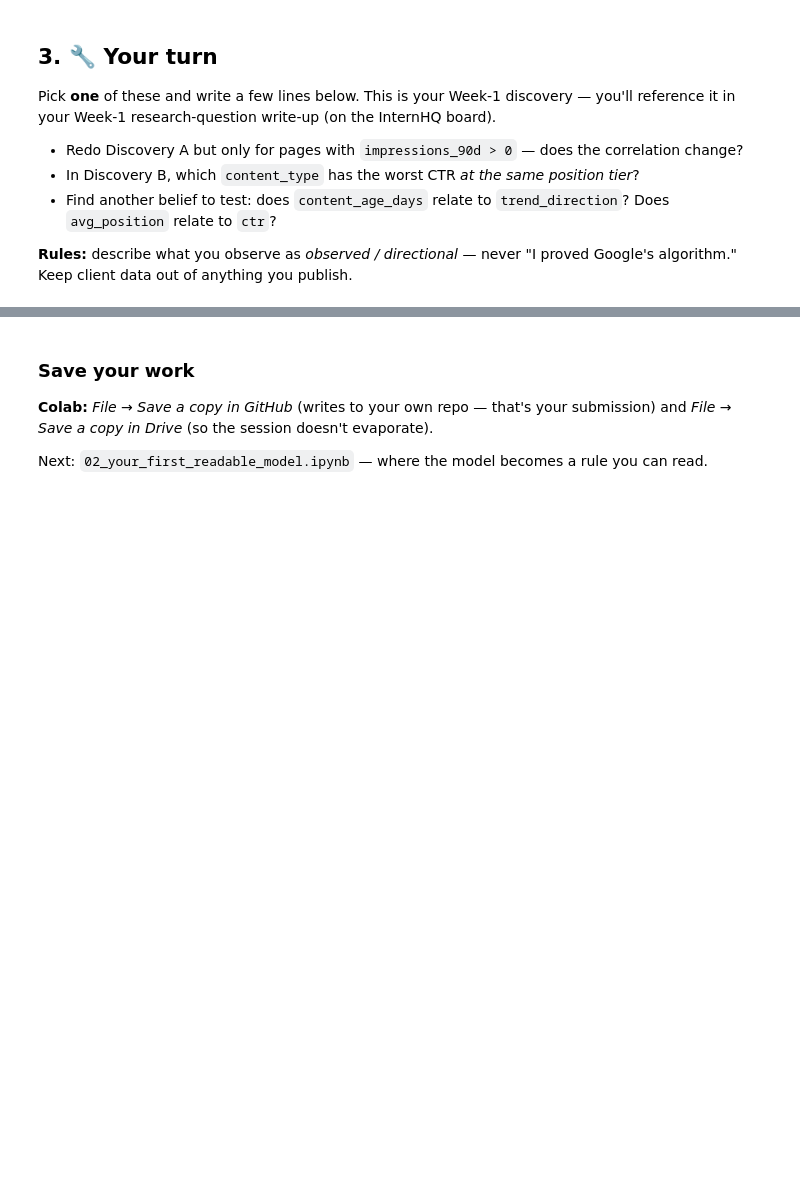
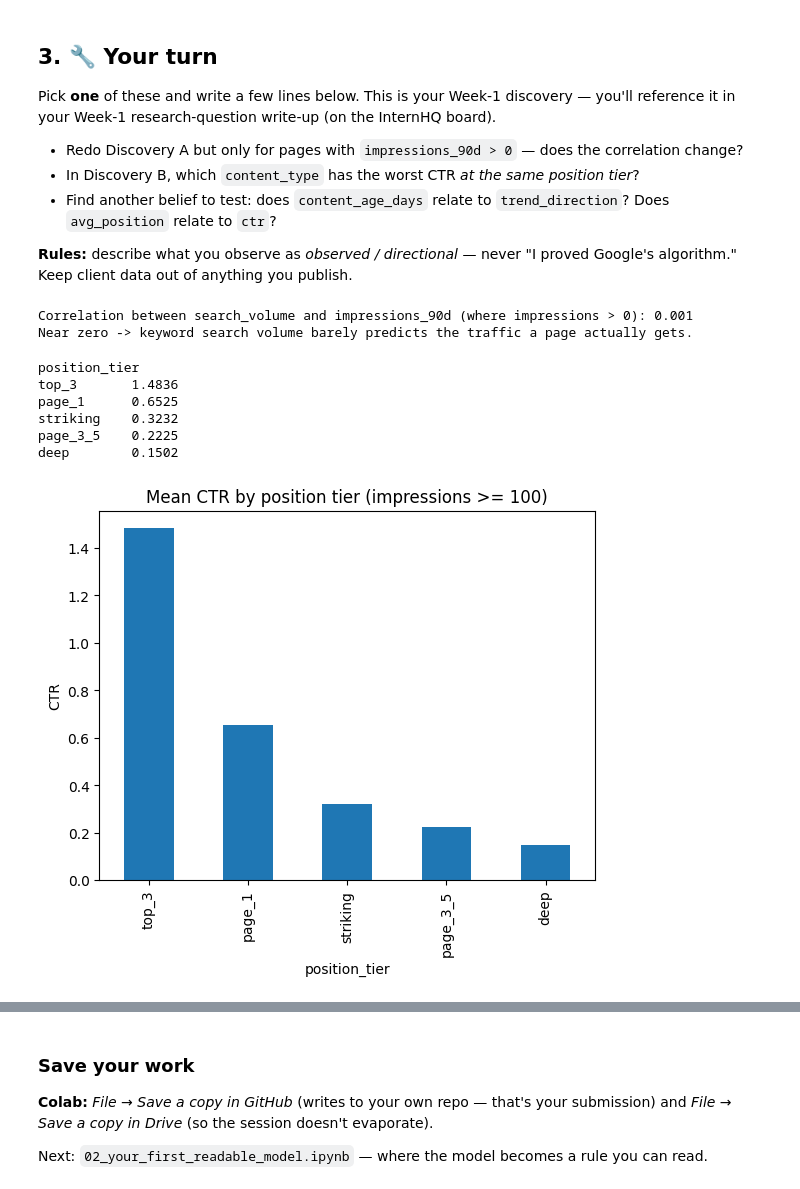
Before and after one commit to omarnezomero-tech/RC__Core-01, a Jupyter notebook: notebooks/01_first_look_and_discovery.ipynb, the cells around one changed output, grey strips where cells are left out. Cells and saved outputs as stored; diff of their text form; code cells hidden in the pictures; blank space fills up the shorter version.

```diff
--- a/notebooks/01_first_look_and_discovery.ipynb
+++ b/notebooks/01_first_look_and_discovery.ipynb
@@ -101,0 +156,24 @@ Pick **one** of these and write a few lines below. This is your Week-1 discovery
+# %%
+import pandas as pd
+
+# Your discovery here
+filtered_df = df[df["impressions_90d"] > 0]
+corr = filtered_df["search_volume"].corr(filtered_df["impressions_90d"])
+print(f"Correlation between search_volume and impressions_90d (where impressions > 0): {corr:.3f}")
+print("Near zero -> keyword search volume barely predicts the traffic a page actually gets.")
+# %% [output]
+Correlation between search_volume and impressions_90d (where impressions > 0): 0.001
+Near zero -> keyword search volume barely predicts the traffic a page actually gets.
+# %%
+visible = df[df["impressions_90d"] > 0]
+ctr_by_pos = visible.groupby("position_tier")["ctr"].mean().sort_values(ascending=False)
+print(ctr_by_pos.round(4).to_string())
+ctr_by_pos.plot(kind="bar", title="Mean CTR by position tier (impressions >= 100)", ylabel="CTR");
+# %% [output]
+position_tier
+top_3       1.4836
+page_1      0.6525
+striking    0.3232
+page_3_5    0.2225
+deep        0.1502
+[figure, added]
```
Also changed, not shown: parts of 10 cells of this notebook.
